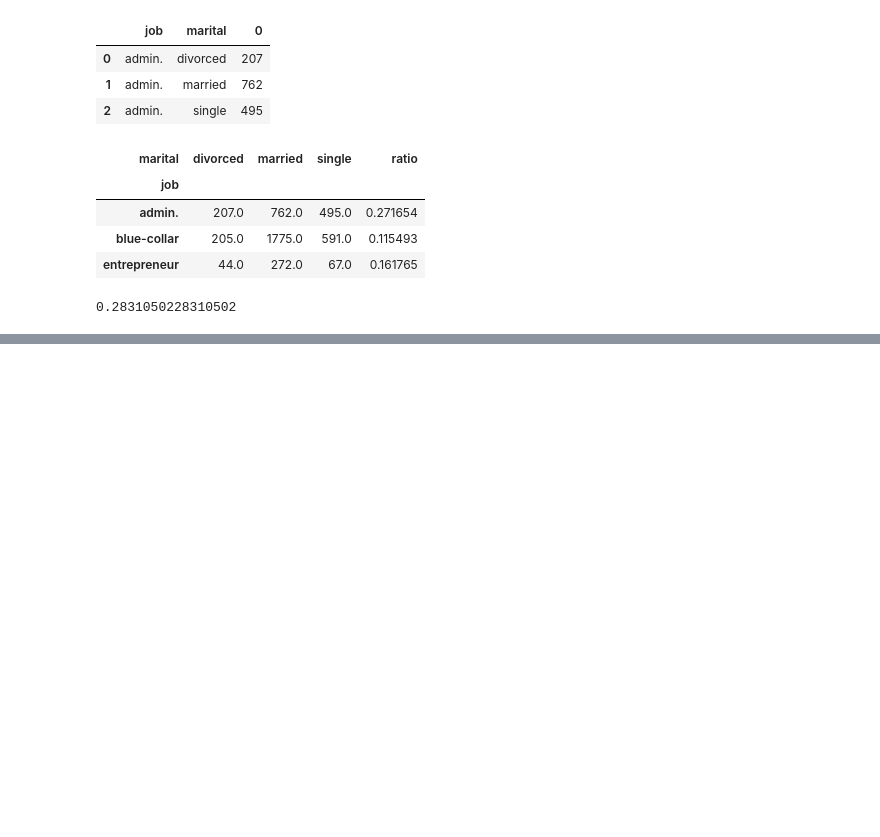
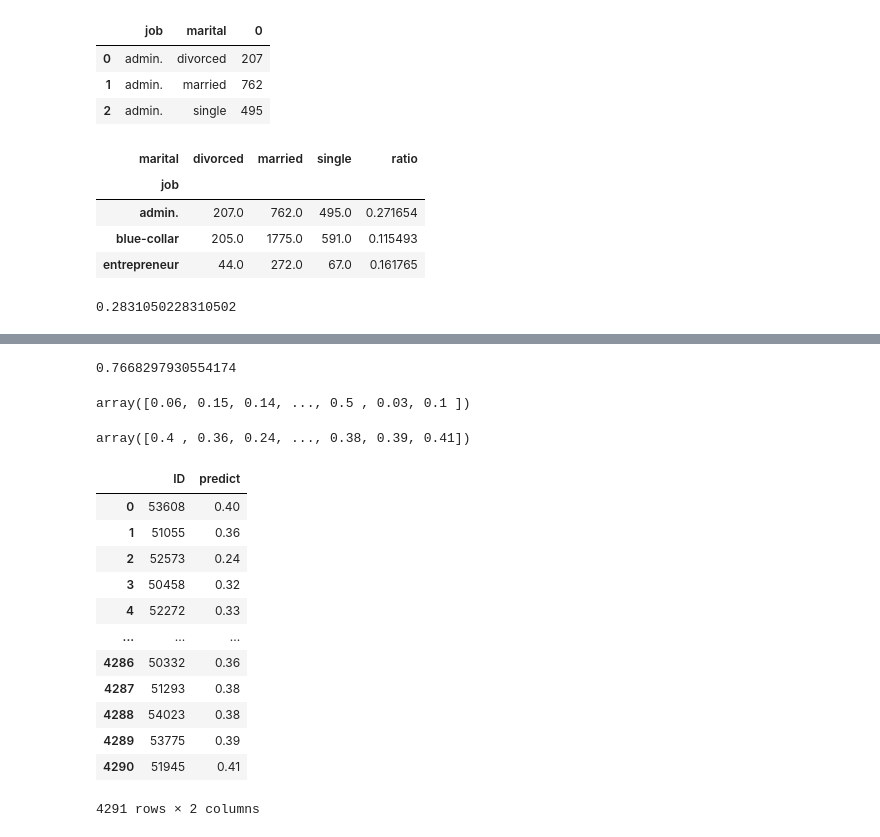
Before and after one commit to heyggun/bigdata_analysis_test, a Jupyter notebook: DataManim_모의1.ipynb, the cells around one changed output, grey strips where cells are left out. Cells and saved outputs as stored; diff of their text form; code cells hidden in the pictures; blank space fills up the shorter version.

```diff
--- a/DataManim_모의1.ipynb
+++ b/DataManim_모의1.ipynb
@@ -129,0 +257,9 @@ pivotdf.sort_values('ratio', ascending=False)['ratio'][0]
+# %%
+# 수치형 전처리
+
+from sklearn.preprocessing import StandardScaler
+
+Scaler = StandardScaler()
+
+X_train_s = Scaler.fit_transform(X_trains)
+X_test_s = Scaler.fit_transform(X_tests)
@@ -129,0 +296,35 @@ pivotdf.sort_values('ratio', ascending=False)['ratio'][0]
+# %%
+# 평가
+
+from sklearn.metrics import roc_auc_score
+
+print(roc_auc_score(y_test_m, pred))
+# %% [output]
+0.7668297930554174
+# %%
+pred
+# %% [output]
+array([0.06, 0.15, 0.14, ..., 0.5 , 0.03, 0.1 ])
+# %%
+model.fit(X_trains, y_train)
+prediction = model.predict_proba(X_test_s)[:,1]
+prediction
+# %% [output]
+array([0.4 , 0.36, 0.24, ..., 0.38, 0.39, 0.41])
+# %%
+submission['predict']= prediction
+submission
+# %% [output]
+|  | ID | predict |
+| 0 | 53608 | 0.40 |
+| 1 | 51055 | 0.36 |
+| 2 | 52573 | 0.24 |
+| 3 | 50458 | 0.32 |
+| 4 | 52272 | 0.33 |
+| ... | ... | ... |
+| 4286 | 50332 | 0.36 |
+| 4287 | 51293 | 0.38 |
+| 4288 | 54023 | 0.38 |
+| 4289 | 53775 | 0.39 |
+| 4290 | 51945 | 0.41 |
+4291 rows × 2 columns
```
Also changed, not shown: parts of 14 cells of this notebook.
